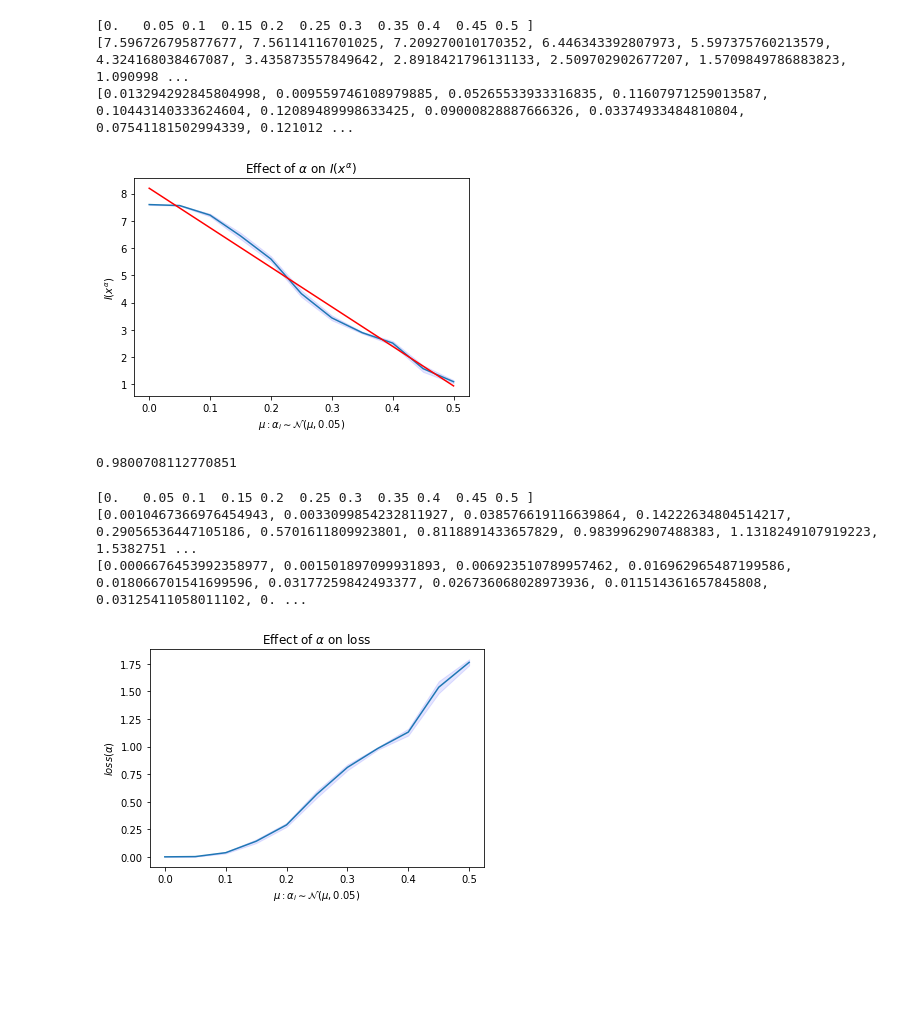
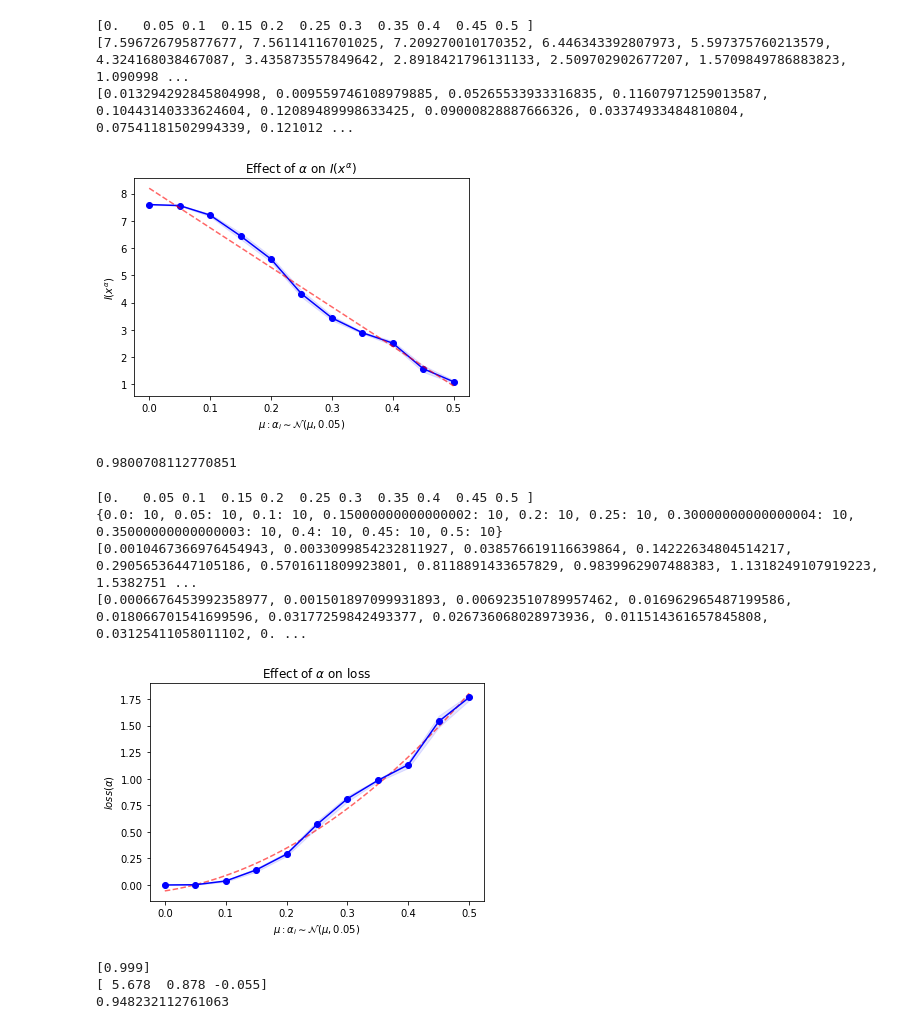
Before and after one commit to jfinocchiaro/divisible-allocation-inequality, a Jupyter notebook: no-money/coursematch_preproc.ipynb, the cells around one changed output. Cells and saved outputs as stored; diff of their text form; code cells hidden in the pictures; blank space fills up the shorter version.

```diff
--- a/no-money/coursematch_preproc.ipynb
+++ b/no-money/coursematch_preproc.ipynb
@@ -161,14 +149,14 @@ ci = [1.96 * np.std(why)/np.sqrt(len(why)) for why in alpha_trial_dict_inequalit
 print(ci)
 
 slope, intercept, r_value, p_value, std_err = stats.linregress(alphas, y)
-plt.plot(alphas, y)
+plt.plot(alphas, y, 'bo-')
 plt.fill_between(alphas, ([y[i] - ci[i] for i in range(len(y))]), ([y[i] + ci[i] for i in range(len(y))]), color='b', alpha=.1)
 
 mn=np.min(alphas)
 mx=np.max(alphas)
 x1=np.linspace(mn,mx,500)
 y1=slope*x1+intercept
-plt.plot(x1,y1,'-r')
+plt.plot(x1,y1,'--r',alpha=0.6)
 plt.title('Effect of $\\alpha$ on $I(x^\\alpha)$')
 plt.xlabel('$\\mu : \\alpha_i \\sim \\mathcal{N}(\\mu, 0.05)$')
 plt.ylabel('$I(x^\\alpha)$')
@@ -178,31 +166,46 @@ print(r_value ** 2)
 [0.   0.05 0.1  0.15 0.2  0.25 0.3  0.35 0.4  0.45 0.5 ]
 [7.596726795877677, 7.56114116701025, 7.209270010170352, 6.446343392807973, 5.597375760213579, 4.324168038467087, 3.435873557849642, 2.8918421796131133, 2.509702902677207, 1.5709849786883823, 1.090998 ...
 [0.013294292845804998, 0.009559746108979885, 0.05265533933316835, 0.11607971259013587, 0.10443140333624604, 0.12089489998633425, 0.09000828887666326, 0.03374933484810804, 0.07541181502994339, 0.121012 ...
-[figure, old version]
+[figure, new version]
 0.9800708112770851
 # %%
 print(alphas)
-#print(alpha_trial_dict_allocu)
-losses = {alpha: [inequality.loss(player_dict, alpha_trial_dict_allocu[alpha][i], alpha_trial_dict_allocv[alpha][i]) for i in range(len(alpha_trial_dict_allocv[alpha]))] for alpha in alphas}
+print({alpha: len(alpha_trial_dict_allocu[alpha]) for alpha in alphas})
+losses = {alpha: [inequality.loss(player_dict, alpha_trial_dict_allocu[alpha][i], alpha_trial_dict_allocv[alpha][i]) for i in range(len(alpha_trial_dict_allocu[alpha]))] for alpha in alphas}
 y = [np.mean(x) for x in losses.values()]
 print(y)
-
 #some confidence interval
 ci = [1.96 * np.std(why)/np.sqrt(len(why)) for why in losses.values()]
 print(ci)
 
+xlim = [min(alphas), max(alphas)]
+params, residuals, rank, singular_values, rcond = np.polyfit(alphas, y, 2, full=True)
+x_fitted = np.linspace(xlim[0], xlim[1], 100)
+y_fitted = params[2] + x_fitted * params[1] + x_fitted**2 * params[0]
+plt.plot(x_fitted, y_fitted, 'r--',alpha=0.6)
 
-plt.plot(alphas, y)
+
+plt.plot(alphas, y, 'bo-')
 plt.fill_between(alphas, ([y[i] - ci[i] for i in range(len(y))]), ([y[i] + ci[i] for i in range(len(y))]), color='b', alpha=.1)
+
+
 plt.title('Effect of $\\alpha$ on loss')
 plt.xlabel('$\\mu : \\alpha_i \\sim \\mathcal{N}(\\mu, 0.05)$')
 plt.ylabel('$loss(\\alpha)$')
 plt.show()
+print(1 - residuals ** 2)
+print(params)
+slope, intercept, r_value, p_value, std_err = stats.linregress(alphas, y)
+print(r_value** 2)
 # %% [output]
 [0.   0.05 0.1  0.15 0.2  0.25 0.3  0.35 0.4  0.45 0.5 ]
+{0.0: 10, 0.05: 10, 0.1: 10, 0.15000000000000002: 10, 0.2: 10, 0.25: 10, 0.30000000000000004: 10, 0.35000000000000003: 10, 0.4: 10, 0.45: 10, 0.5: 10}
 [0.0010467366976454943, 0.0033099854232811927, 0.038576619116639864, 0.14222634804514217, 0.29056536447105186, 0.5701611809923801, 0.8118891433657829, 0.9839962907488383, 1.1318249107919223, 1.5382751 ...
 [0.0006676453992358977, 0.001501897099931893, 0.006923510789957462, 0.016962965487199586, 0.018066701541699596, 0.03177259842493377, 0.026736068028973936, 0.011514361657845808, 0.03125411058011102, 0. ...
-[figure, old version]
+[figure, new version]
+[0.999]
+[ 5.678  0.878 -0.055]
+0.948232112761063
 # %%
 print(alphas)
 #print(alpha_trial_dict_allocu)
```
Also changed, not shown: parts of 10 cells of this notebook, 10 other files.
